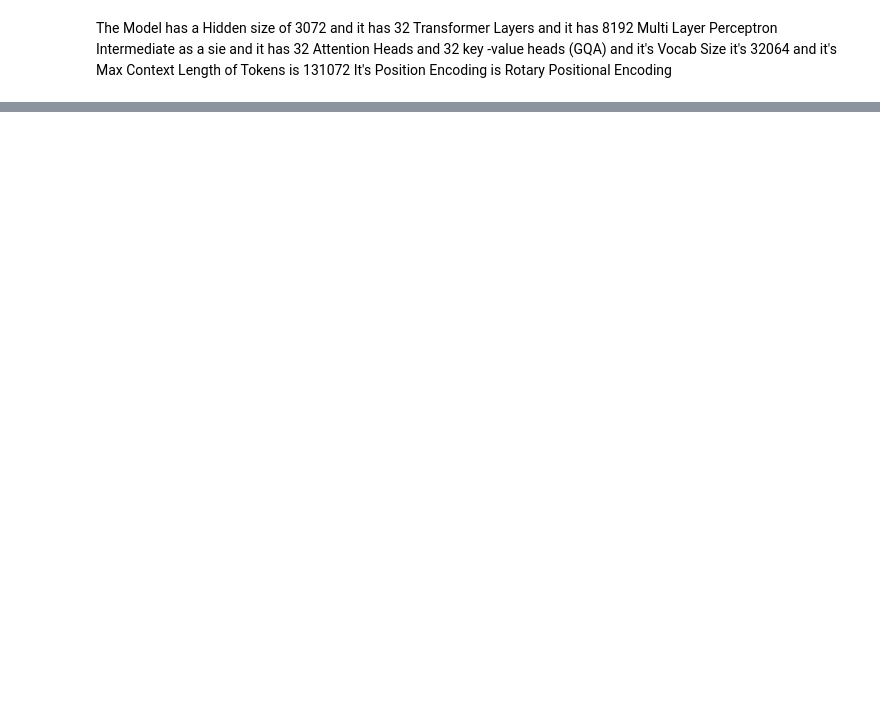
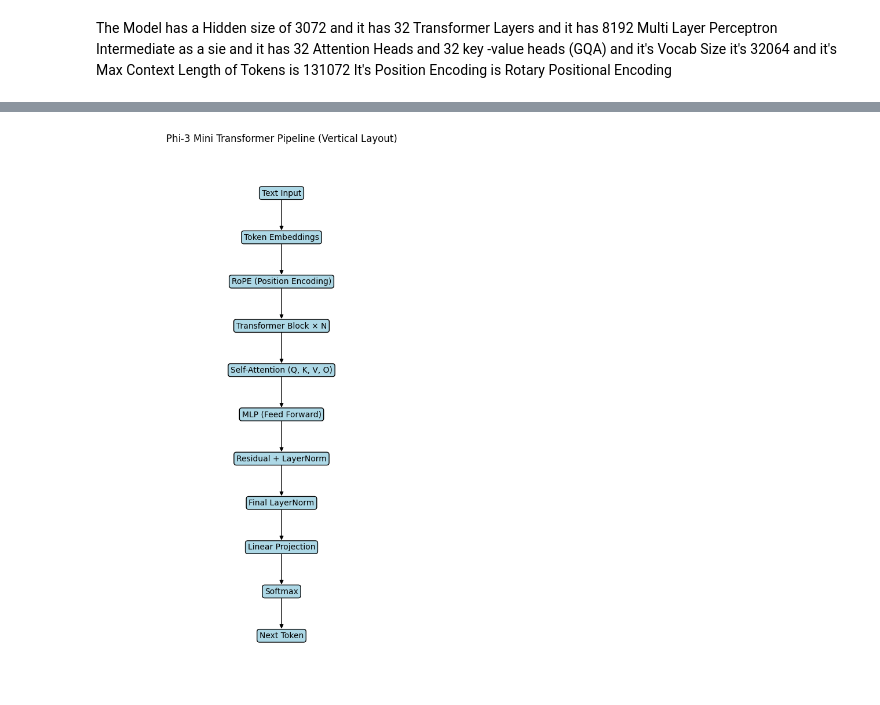
Before and after one commit to kirmanioussema12/LLM-Architecture-Deep-Dive-Phi-3-Mini-Gemma-2B, a Jupyter notebook: Phi-3mini.ipynb, the cells around one changed output, grey strips where cells are left out. Saved outputs shown, nothing was run; the diff lists cells and outputs as text; code cells hidden in the pictures; blank space fills up the shorter version.

```diff
--- a/Phi-3mini.ipynb
+++ b/Phi-3mini.ipynb
@@ -133,0 +157,64 @@ print(f"Estimated total parameters     : {total_params:,}")
+# %%
+import networkx as nx
+import matplotlib.pyplot as plt
+
+# Create directed graph
+G = nx.DiGraph()
+
+nodes = [
+    "Text Input",
+    "Token Embeddings",
+    "RoPE (Position Encoding)",
+    "Transformer Block × N",
+    "Self-Attention (Q, K, V, O)",
+    "MLP (Feed Forward)",
+    "Residual + LayerNorm",
+    "Final LayerNorm",
+    "Linear Projection",
+    "Softmax",
+    "Next Token"
+]
+
+edges = [
+    ("Text Input", "Token Embeddings"),
+    ("Token Embeddings", "RoPE (Position Encoding)"),
+    ("RoPE (Position Encoding)", "Transformer Block × N"),
+    ("Transformer Block × N", "Self-Attention (Q, K, V, O)"),
+    ("Self-Attention (Q, K, V, O)", "MLP (Feed Forward)"),
+    ("MLP (Feed Forward)", "Residual + LayerNorm"),
+    ("Residual + LayerNorm", "Final LayerNorm"),
+    ("Final LayerNorm", "Linear Projection"),
+    ("Linear Projection", "Softmax"),
+    ("Softmax", "Next Token")
+]
+
+G.add_nodes_from(nodes)
+G.add_edges_from(edges)
+
+plt.figure(figsize=(8, 12))
+
+# 🔥 KEY FIX: vertical layout
+pos = {node: (0, -i) for i, node in enumerate(nodes)}
+
+# Draw edges
+nx.draw_networkx_edges(G, pos, arrows=True)
+
+# Draw rectangular nodes manually
+for node, (x, y) in pos.items():
+    plt.text(
+        x, y,
+        node,
+        ha="center",
+        va="center",
+        bbox=dict(
+            boxstyle="round,pad=0.3",
+            facecolor="#add8e6",
+            edgecolor="black"
+        )
+    )
+
+plt.title("Phi-3 Mini Transformer Pipeline (Vertical Layout)")
+plt.axis("off")
+plt.show()
+# %% [output]
+[figure, added]
```
Also changed, not shown: parts of 2 cells of this notebook.
